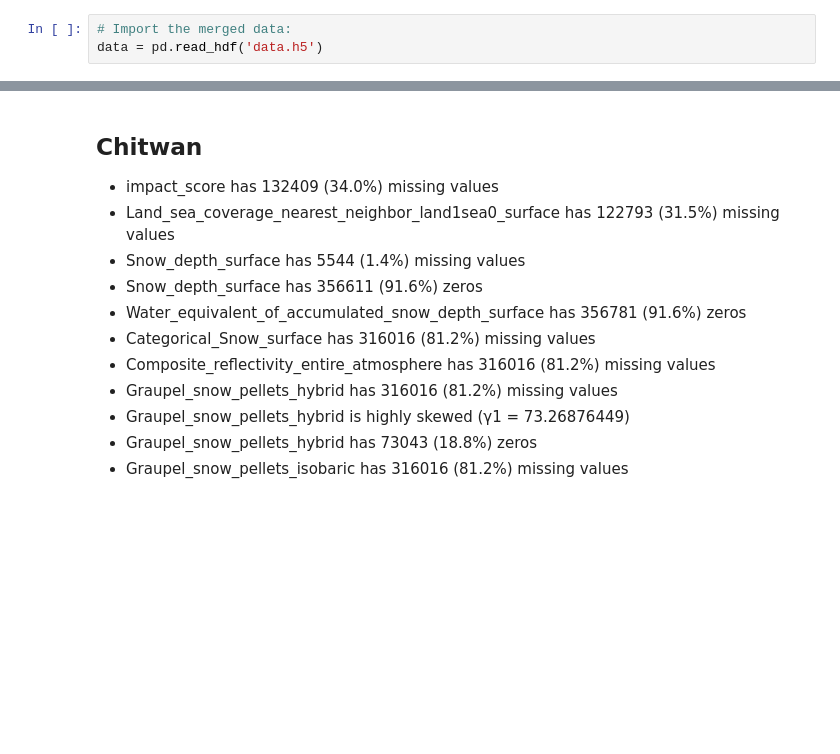
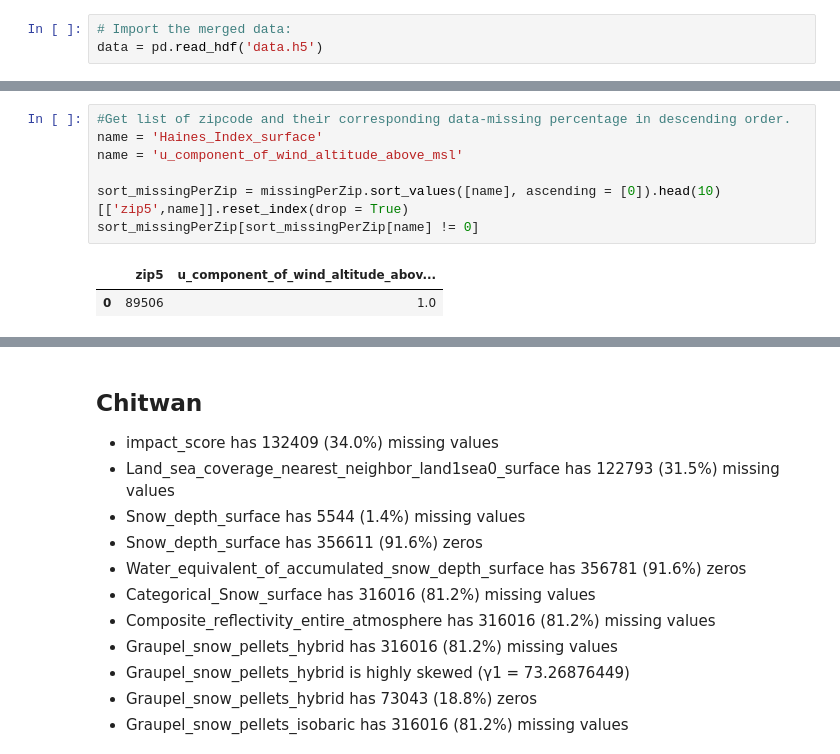
Before and after one commit to chitwankaudan/whetherweather, a Jupyter notebook: outlier_analysis.ipynb, the cells around one changed output, grey strips where cells are left out. Cells and saved outputs as stored; diff of their text form; blank space fills up the shorter version.

```diff
--- a/outlier_analysis.ipynb
+++ b/outlier_analysis.ipynb
@@ -151,0 +169,10 @@ missingPerZip.sort_values(['Haines_Index_surface'], ascending = [0])
+# %%
+#Get list of zipcode and their corresponding data-missing percentage in descending order.
+name = 'Haines_Index_surface'
+name = 'u_component_of_wind_altitude_above_msl'
+
+sort_missingPerZip = missingPerZip.sort_values([name], ascending = [0]).head(10)[['zip5',name]].reset_index(drop = True)
+sort_missingPerZip[sort_missingPerZip[name] != 0]
+# %% [output]
+|  | zip5 | u_component_of_wind_altitude_abov... |
+| 0 | 89506 | 1.0 |
```
Also changed, not shown: parts of 13 cells of this notebook.
